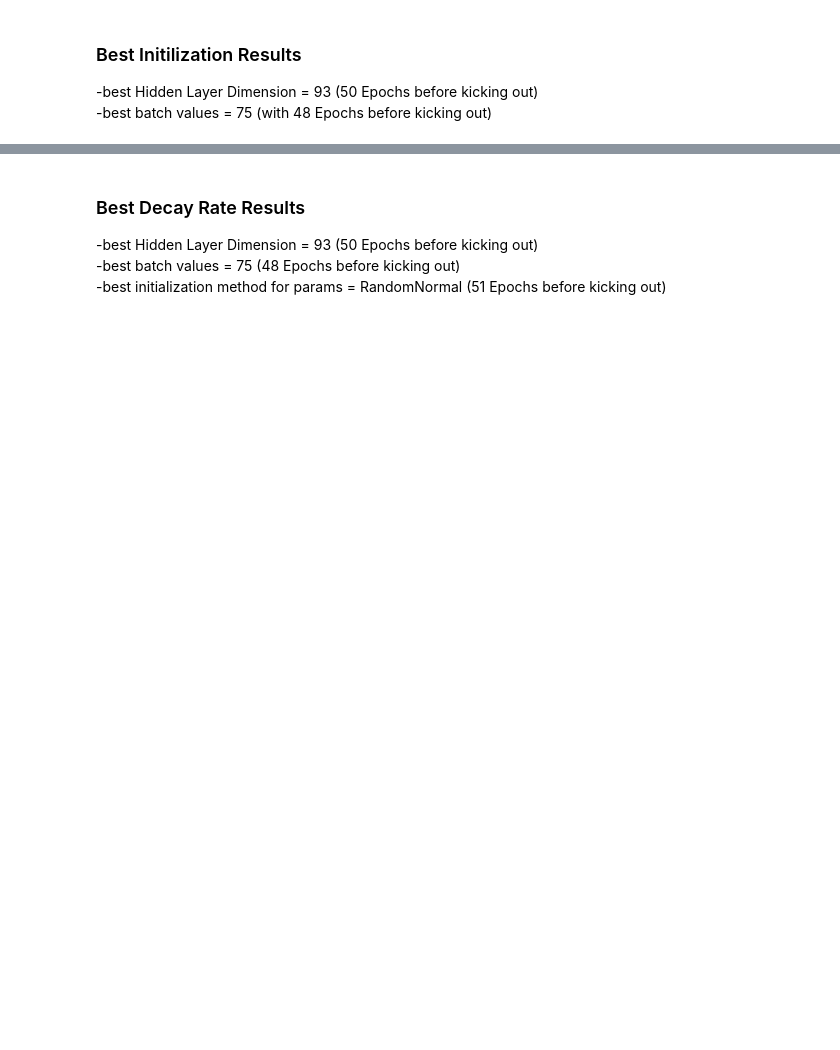
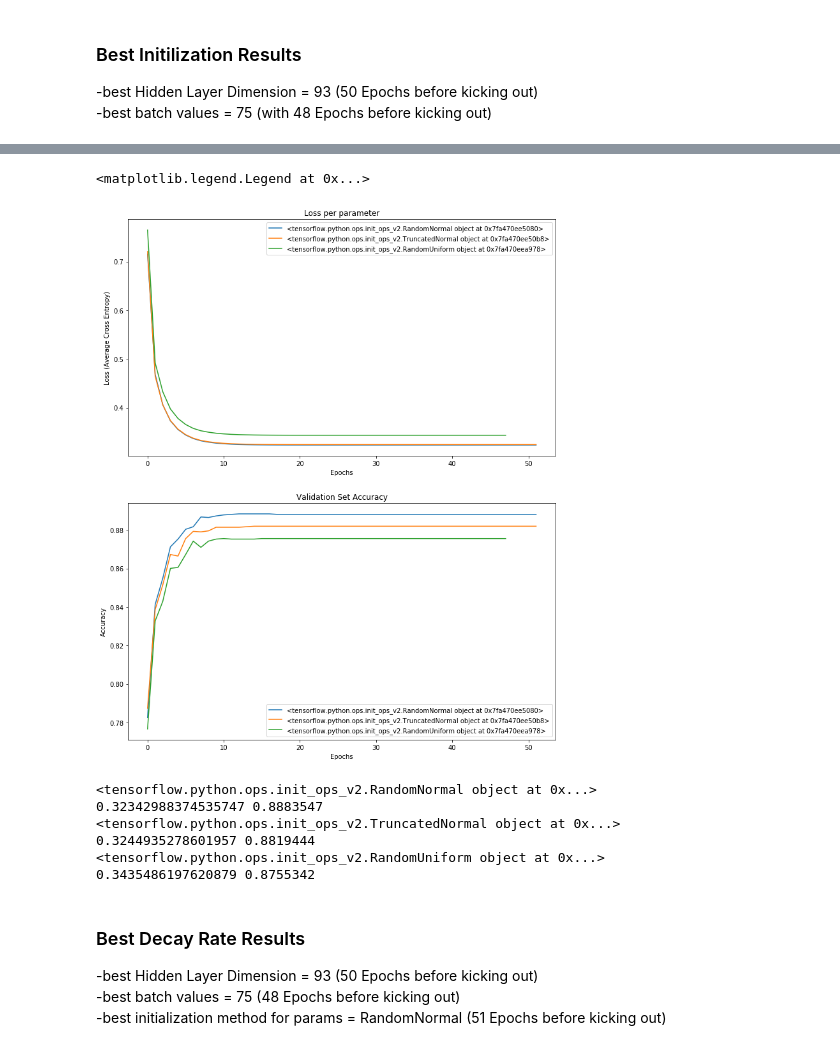
Before and after one commit to dustinak80/Deep_Learning, a Jupyter notebook: Copy_of_MATH6373_HW2_Duong.ipynb, the cells around one changed output, grey strips where cells are left out. Cells and saved outputs as stored; diff of their text form; code cells hidden in the pictures; blank space fills up the shorter version.

```diff
--- a/Copy_of_MATH6373_HW2_Duong.ipynb
+++ b/Copy_of_MATH6373_HW2_Duong.ipynb
@@ -311,0 +342,5 @@ Best Number of Batches Dimension: 75
+# %%
+for i in list(B_results.keys()):
+  print(i)
+  print(min(B_results[i]['loss']), max(B_results[i]['val_accuracy']))
+  #print(np.mean(B_results[i]['loss']), np.mean(B_results[i]['val_accuracy']))
@@ -342,3 +378,30 @@ Best Initialization Method Dimension: <tensorflow.python.ops.init_ops_v2.RandomN
+# %%
+fig, ax = plt.subplots(2,1, figsize = (12,15))
+for i in Init_results.keys():
+  ax[0].plot(Init_results[i]['loss'])
+  ax[1].plot(Init_results[i]['val_accuracy'])
+ax[0].set_xlabel('Epochs')
+ax[0].set_ylabel('Loss (Average Cross Entropy)')
+ax[0].set_title('Loss per parameter')
+ax[0].legend(['{}'.format(i) for i in Init_results.keys()])
+ax[1].set_xlabel('Epochs')
+ax[1].set_ylabel('Accuracy')
+ax[1].set_title('Validation Set Accuracy')
+ax[1].legend(['{}'.format(i) for i in Init_results.keys()])
+# %% [output]
+<matplotlib.legend.Legend at 0x...>
+[figure, added]
+# %%
+for i in list(Init_results.keys()):
+  print(i)
+  print(min(Init_results[i]['loss']), max(Init_results[i]['val_accuracy']))
+# %% [output]
+<tensorflow.python.ops.init_ops_v2.RandomNormal object at 0x...>
+0.32342988374535747 0.8883547
+<tensorflow.python.ops.init_ops_v2.TruncatedNormal object at 0x...>
+0.3244935278601957 0.8819444
+<tensorflow.python.ops.init_ops_v2.RandomUniform object at 0x...>
+0.3435486197620879 0.8755342
 # %% [markdown]
 ### Best Decay Rate Results
 -best Hidden Layer Dimension = 93  (50 Epochs before kicking out)
```
Also changed, not shown: parts of 27 cells of this notebook.
